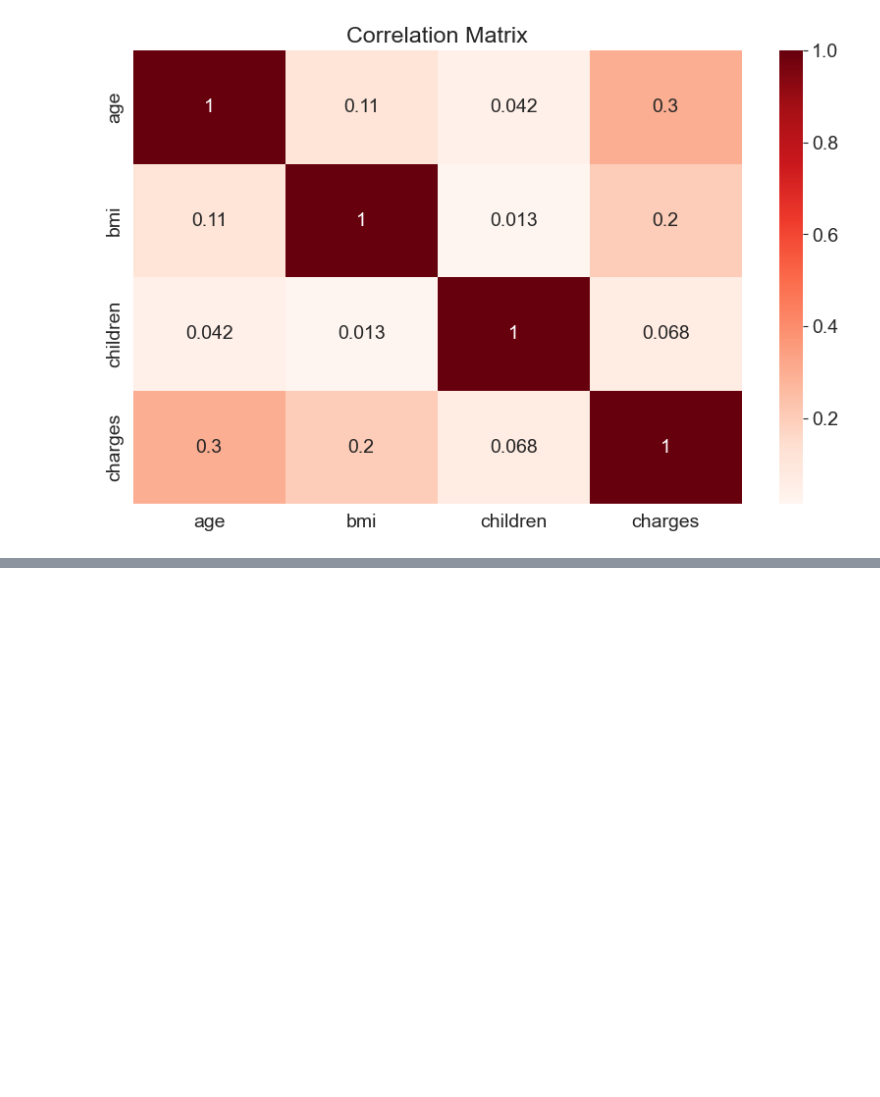
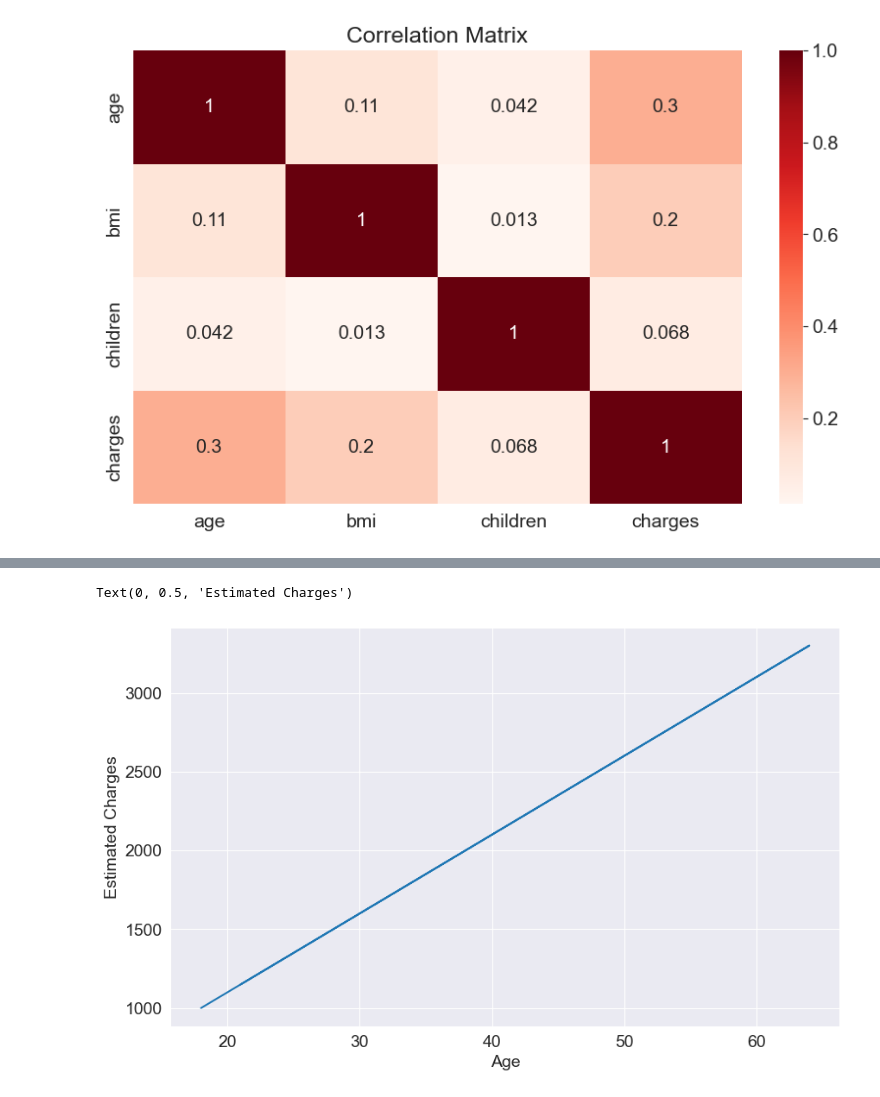
Before and after one commit to PhoenixWingsCode/Data-Analysis-ML-Basics, a Jupyter notebook: Scikit-Learn/1.Linear Regression.ipynb, the cells around one changed output, grey strips where cells are left out. Drawn from its saved outputs; the diff is of its cells as text; code cells hidden in the pictures; blank space fills up the shorter version.

```diff
--- a/Scikit-Learn/1.Linear Regression.ipynb
+++ b/Scikit-Learn/1.Linear Regression.ipynb
@@ -288,0 +369,7 @@ Text(0.5, 1.0, 'Correlation Matrix')
+# %%
+plt.plot(ages, estimateCharges)
+plt.xlabel('Age')
+plt.ylabel('Estimated Charges')
+# %% [output]
+Text(0, 0.5, 'Estimated Charges')
+[figure, added]
```
Also changed, not shown: parts of 127 cells of this notebook.
